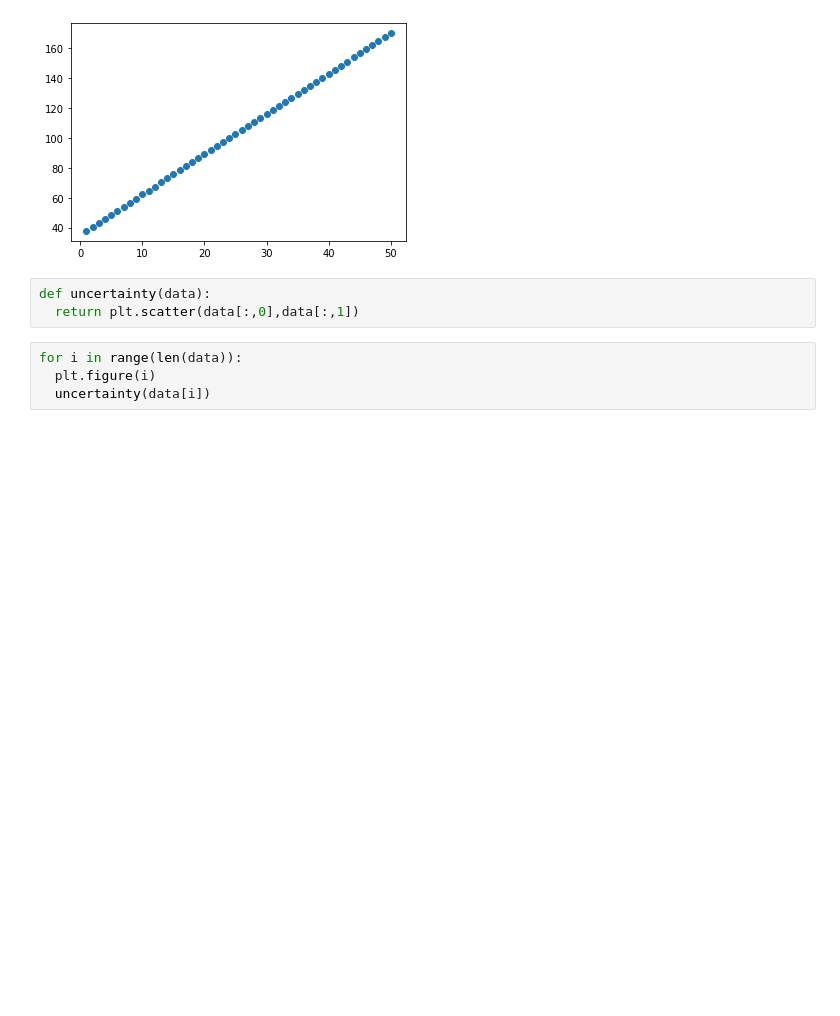
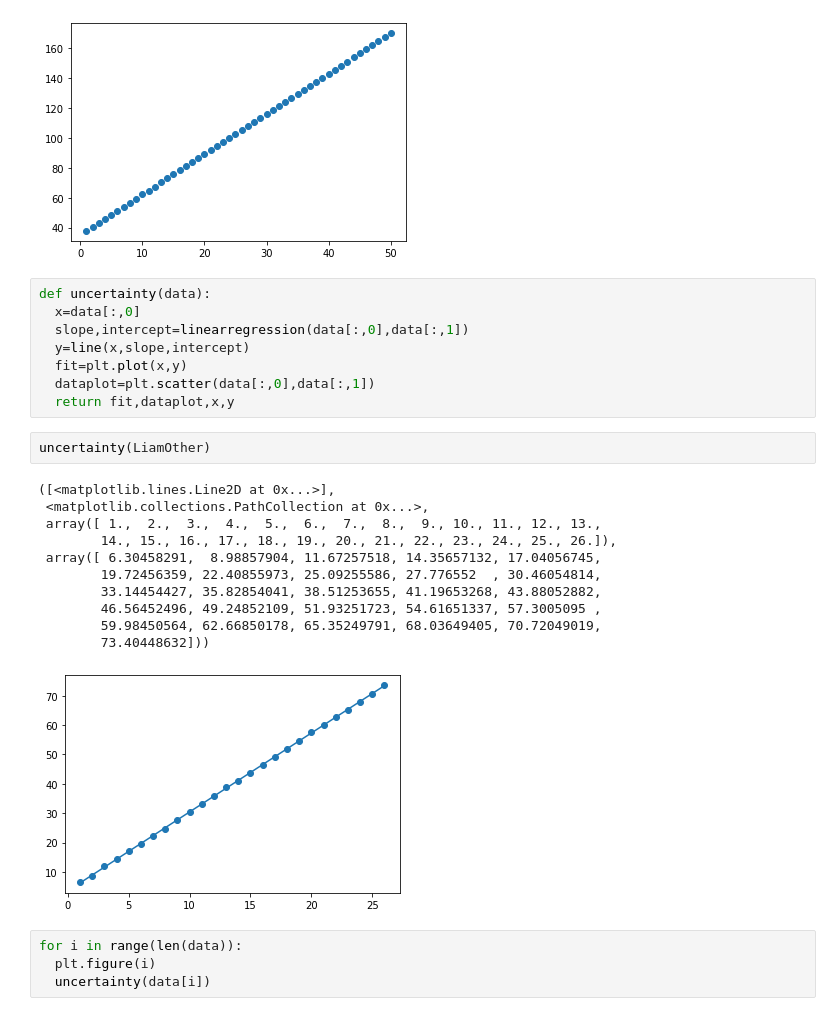
Before and after one commit to svendstar/MyAppliedStatistics2020repository, a Jupyter notebook: Measurement_of_each_persons_pendulum.ipynb, the cells around one changed output. Saved outputs shown, nothing was run; the diff lists cells and outputs as text; blank space fills up the shorter version.

```diff
--- a/Measurement_of_each_persons_pendulum.ipynb
+++ b/Measurement_of_each_persons_pendulum.ipynb
@@ -62,9 +62,28 @@ plt.scatter(Liam_Full_Pendulum_Period_timings[:,0],Liam_Full_Pendulum_Period_tim
 # %% [output]
 <matplotlib.collections.PathCollection at 0x...>
 [figure]
-# %%
-def uncertainty(data):
-  return plt.scatter(data[:,0],data[:,1])
+# %%
+def uncertainty(data):
+  x=data[:,0]
+  slope,intercept=linearregression(data[:,0],data[:,1])
+  y=line(x,slope,intercept)
+  fit=plt.plot(x,y)
+  dataplot=plt.scatter(data[:,0],data[:,1])
+  return fit,dataplot,x,y
+# %%
+uncertainty(LiamOther)
+# %% [output]
+([<matplotlib.lines.Line2D at 0x...>],
+ <matplotlib.collections.PathCollection at 0x...>,
+ array([ 1.,  2.,  3.,  4.,  5.,  6.,  7.,  8.,  9., 10., 11., 12., 13.,
+        14., 15., 16., 17., 18., 19., 20., 21., 22., 23., 24., 25., 26.]),
+ array([ 6.30458291,  8.98857904, 11.67257518, 14.35657132, 17.04056745,
+        19.72456359, 22.40855973, 25.09255586, 27.776552  , 30.46054814,
+        33.14454427, 35.82854041, 38.51253655, 41.19653268, 43.88052882,
+        46.56452496, 49.24852109, 51.93251723, 54.61651337, 57.3005095 ,
+        59.98450564, 62.66850178, 65.35249791, 68.03649405, 70.72049019,
+        73.40448632]))
+[figure, added]
 # %%
 for i in range(len(data)):
   plt.figure(i)
```
